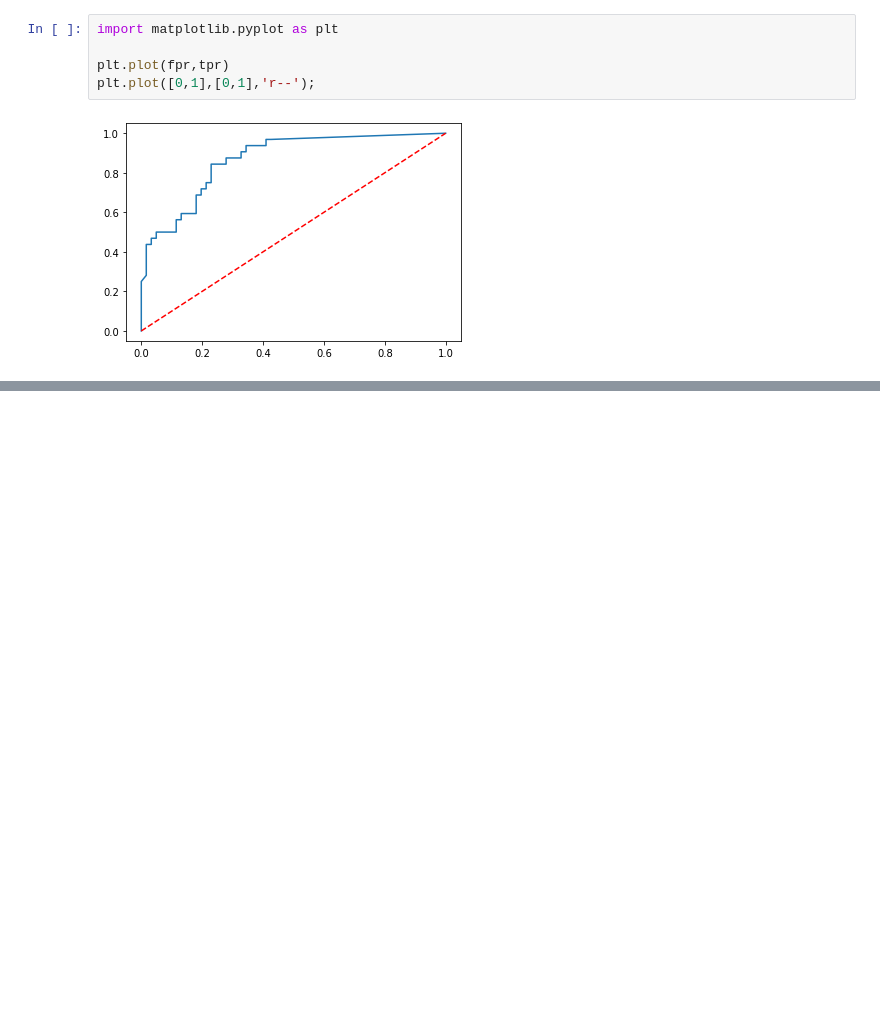
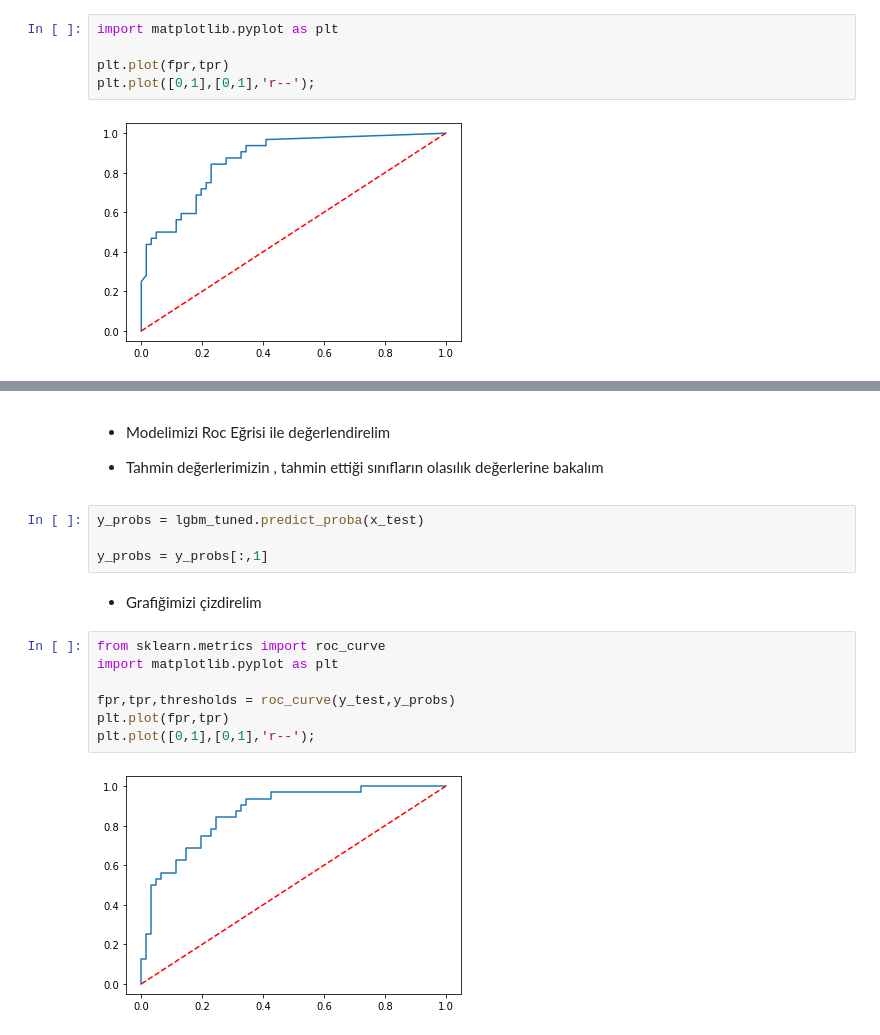
Before and after one commit to TheKoray/KNN-Tree-Ensemble-Algorithms, a Jupyter notebook: Biomechanical.ipynb, the cells around one changed output, grey strips where cells are left out. Drawn from its saved outputs; the diff is of its cells as text; blank space fills up the shorter version.

```diff
--- a/Biomechanical.ipynb
+++ b/Biomechanical.ipynb
@@ -1413,0 +1577,19 @@ plt.plot([0,1],[0,1],'r--');
+# %% [markdown]
+- Modelimizi Roc Eğrisi ile  değerlendirelim
+
+- Tahmin değerlerimizin , tahmin ettiği sınıfların olasılık değerlerine bakalım
+# %%
+y_probs = lgbm_tuned.predict_proba(x_test)
+
+y_probs = y_probs[:,1]
+# %% [markdown]
+- Grafiğimizi çizdirelim
+# %%
+from sklearn.metrics import roc_curve
+import matplotlib.pyplot as plt
+
+fpr,tpr,thresholds = roc_curve(y_test,y_probs)
+plt.plot(fpr,tpr)
+plt.plot([0,1],[0,1],'r--');
+# %% [output]
+[figure, added]
```
Also changed, not shown: parts of 31 cells of this notebook.
